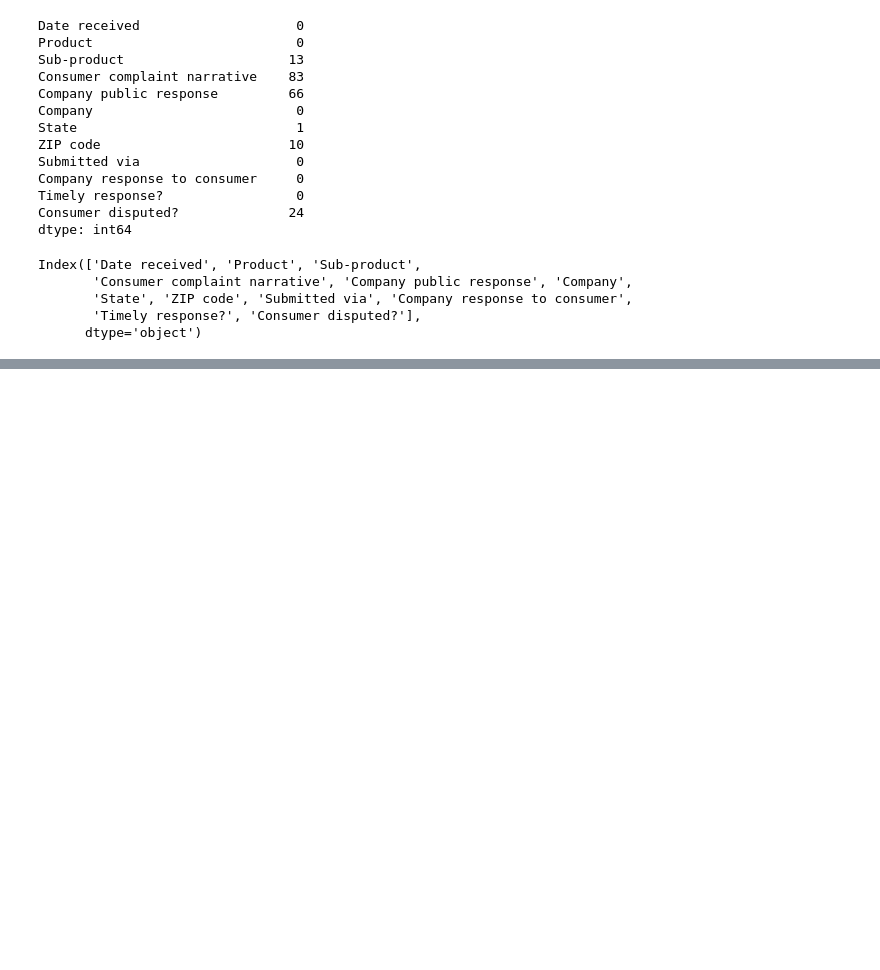
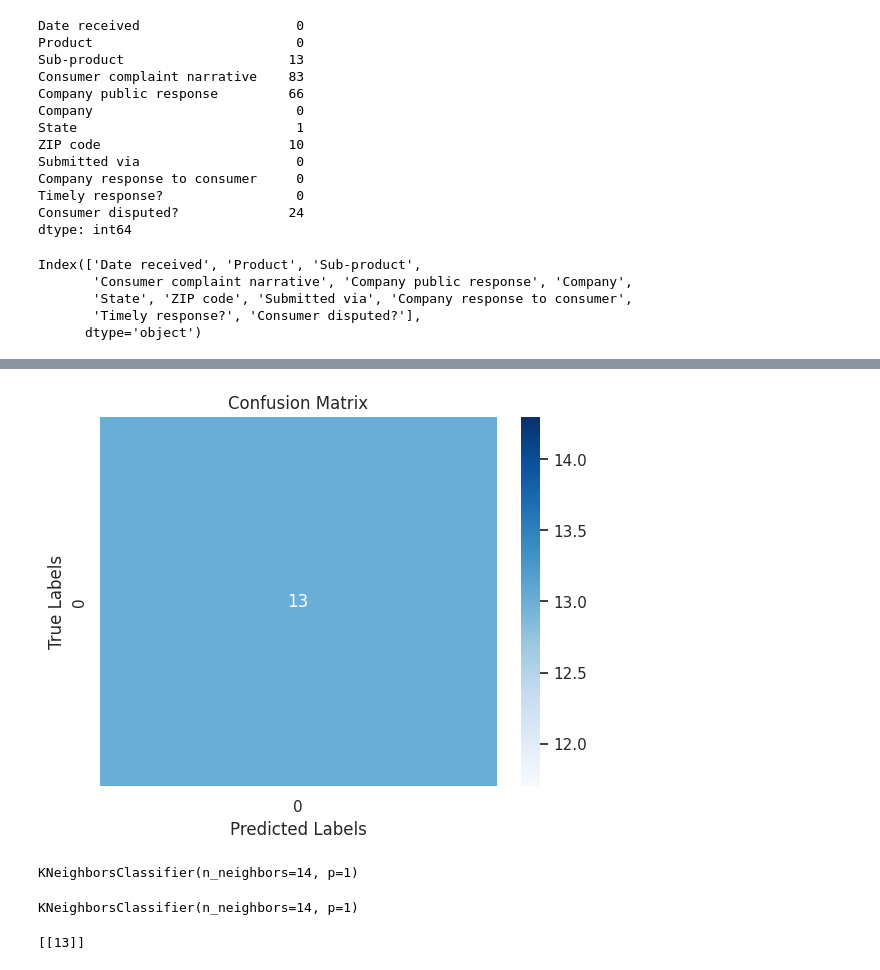
Before and after one commit to shahid1978/Final-Term, a Jupyter notebook: Final_exam.ipynb, the cells around one changed output, grey strips where cells are left out. Drawn from its saved outputs; the diff is of its cells as text; code cells hidden in the pictures; blank space fills up the shorter version.

```diff
--- a/Final_exam.ipynb
+++ b/Final_exam.ipynb
@@ -231,0 +359,5 @@ plt.show()
+# %%
+x=df_fillter.drop(['Consumer disputed?'], axis=1)
+y=df_fillter['Consumer disputed?']
+print(x)
+print(y)
@@ -231,0 +382,3 @@ plt.show()
+# %%
+from sklearn.model_selection import train_test_split
+x_train,x_test,y_train,y_test=train_test_split(x,y, random_state=42, test_size=0.2)
@@ -231,0 +387,4 @@ plt.show()
+# %%
+from sklearn.neighbors import KNeighborsClassifier
+clf=KNeighborsClassifier(n_neighbors=4,p=1)
+clf.fit(x_train,y_train)
@@ -231,0 +393,5 @@ plt.show()
+# %%
+from sklearn.metrics import confusion_matrix,classification_report,accuracy_score
+pred=clf.predict(x_test)
+cm=confusion_matrix(y_test,pred)
+print(cm)
@@ -231,0 +413,37 @@ plt.show()
+# %%
+import seaborn as sns
+import matplotlib.pyplot as plt
+sns.heatmap(cm,annot=True, cmap="Blues", fmt="d", xticklabels=True, yticklabels=True)
+# sns.heatmap(cm,annot=True, cmap="Blues", fmt="d", xticklabels=True, yticklabels=True)
+
+
+plt.xlabel('Predicted Labels')
+plt.ylabel('True Labels')
+plt.title('Confusion Matrix')
+
+plt.show()
+# %% [output]
+[figure, added]
+# %%
+from sklearn.model_selection import GridSearchCV
+parameters = {
+                'n_neighbors':[x for x in range(1,15)]
+             }
+grid_search=GridSearchCV(clf,parameters,n_jobs=-1)
+grid_search.fit(x_train,y_train)
+best_model=grid_search.best_estimator_
+best_model
+# %% [output]
+KNeighborsClassifier(n_neighbors=14, p=1)
+# %%
+from sklearn.neighbors import KNeighborsClassifier
+clf=best_model
+clf.fit(x_train,y_train)
+# %% [output]
+KNeighborsClassifier(n_neighbors=14, p=1)
+# %%
+pred=clf.predict(x_test)
+cm=confusion_matrix(y_test,pred)
+print(cm)
+# %% [output]
+[[13]]
```
Also changed, not shown: parts of 26 cells of this notebook, 1 other file.
